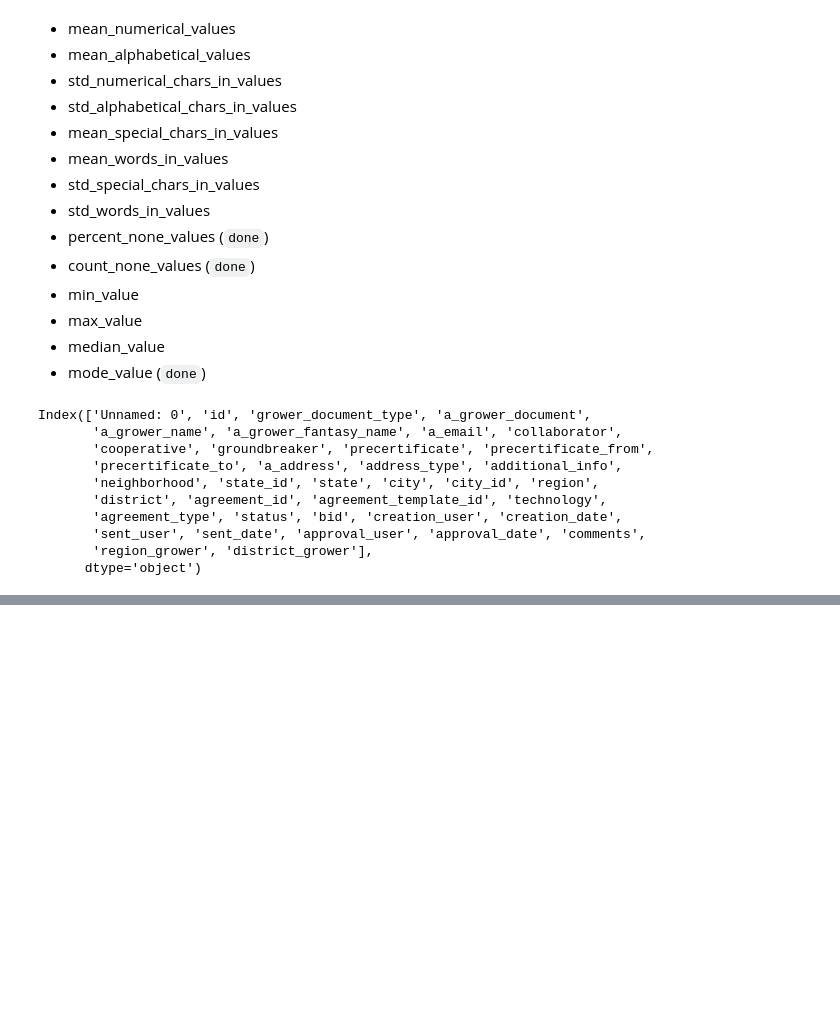
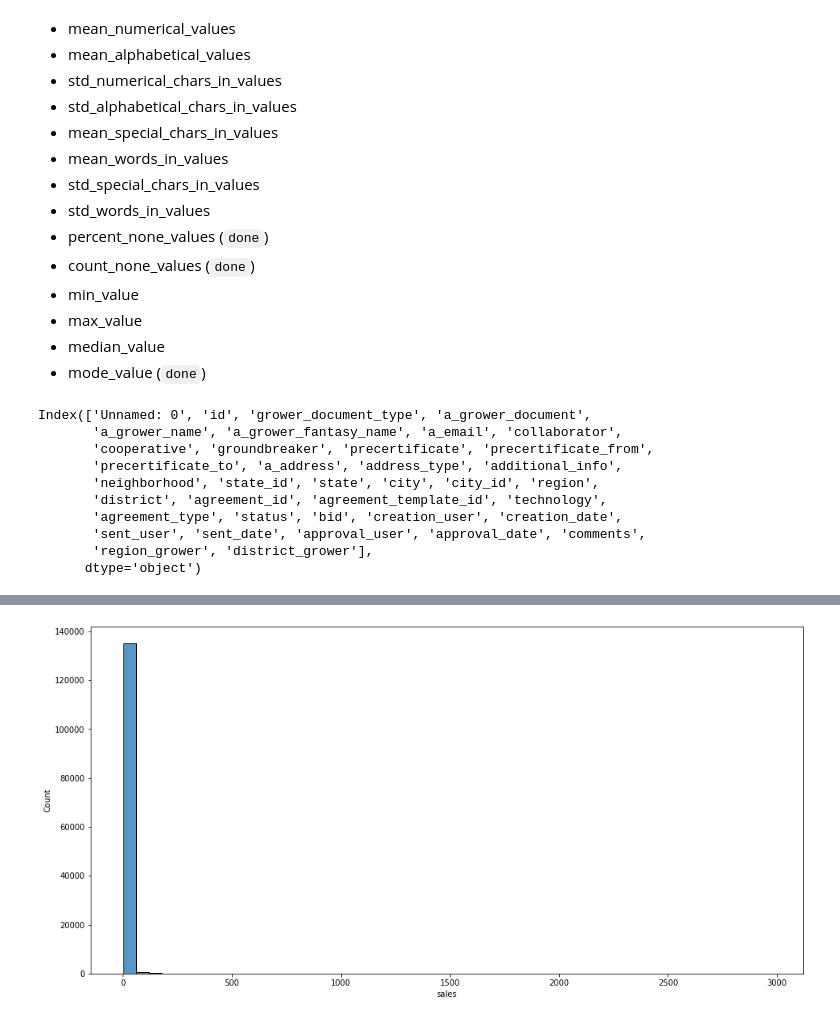
Before and after one commit to jpedrojpedro/maxxidata-jupyter, a Jupyter notebook: notebooks/exemplo-csv.ipynb, the cells around one changed output, grey strips where cells are left out. Drawn from its saved outputs; the diff is of its cells as text; code cells hidden in the pictures; blank space fills up the shorter version.

Commit message:
Grouping information based on date and amount of purchases

```diff
--- a/notebooks/exemplo-csv.ipynb
+++ b/notebooks/exemplo-csv.ipynb
@@ -234,0 +270,5 @@ analysis_per_column(df["md_grower_report"], "a_grower_document")
+# %%
+year = dt.timedelta(days=365)
+half_year = dt.timedelta(days=365) // 2
+# %%
+df_filtered_date = df_cleaned[df_cleaned["invoice_date"] >= str(dt.date.today() - 2 * year)]
@@ -234,0 +286,8 @@ analysis_per_column(df["md_grower_report"], "a_grower_document")
+# %%
+dff = df_filtered_date.groupby("a_buyer_document") \
+                      .agg(sales=pd.NamedAgg(column="sale_id", aggfunc="count"),
+                           first_sale=pd.NamedAgg(column="invoice_date", aggfunc="min"),
+                           last_sale=pd.NamedAgg(column="invoice_date", aggfunc="max")
+                      )
+dff.reset_index(inplace=True)
+dff.sort_values(by=["sales"], ascending=False)
@@ -234,0 +310,11 @@ analysis_per_column(df["md_grower_report"], "a_grower_document")
+# %%
+conditions = [
+    (dff["sales"] <= 500),
+    (dff["sales"] > 500) & (dff["sales"] <= 1000),
+    (dff["sales"] > 1000) & (dff["sales"] <= 1500),
+    (dff["sales"] > 1500) & (dff["sales"] <= 2000),
+    (dff["sales"] > 2000) & (dff["sales"] <= 2500),
+    (dff["sales"] > 2500)
+]
+categories = ["0-500", "501-1000", "1001-1500", "1501-2000", "2001-2500", "2501+"]
+dff["amount_sales_cat"] = np.select(conditions, categories)
@@ -234,0 +347,6 @@ analysis_per_column(df["md_grower_report"], "a_grower_document")
+# %%
+plt.figure(figsize=(16, 8))
+sns.histplot(dff['sales'], bins=50)
+plt.close(2)
+# %% [output]
+[figure, added]
```
Also changed, not shown: parts of 18 cells of this notebook.
